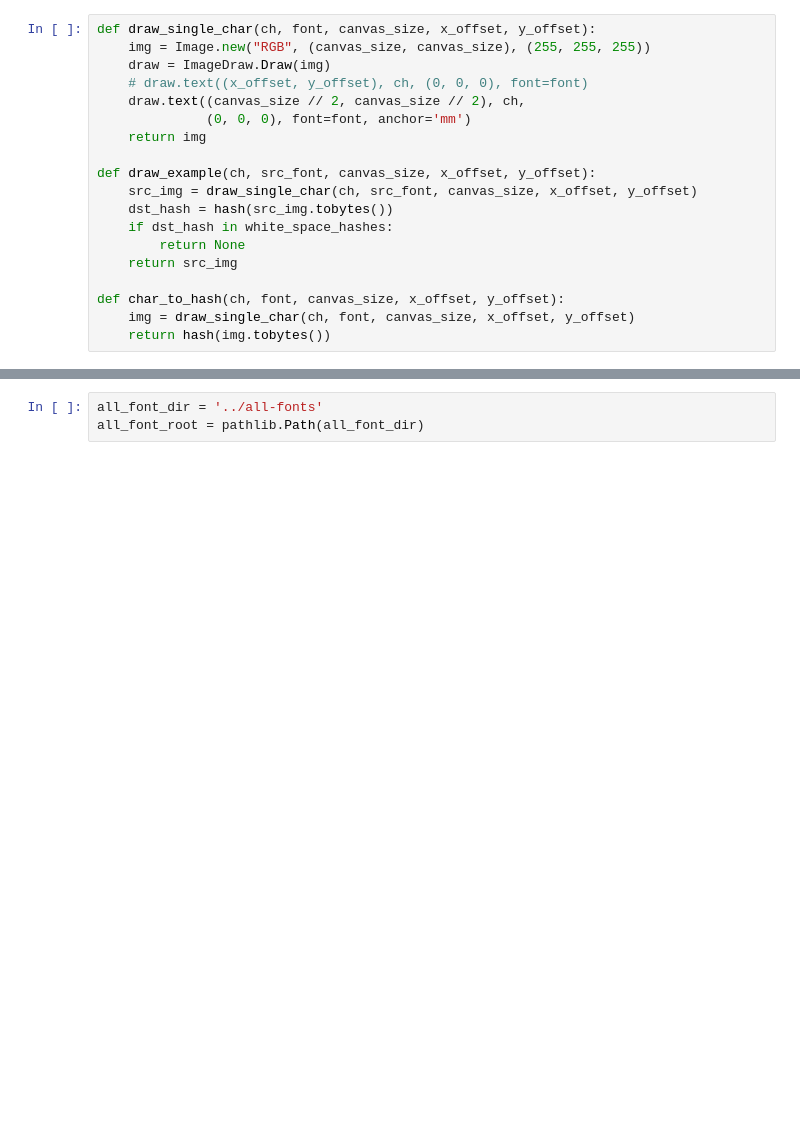
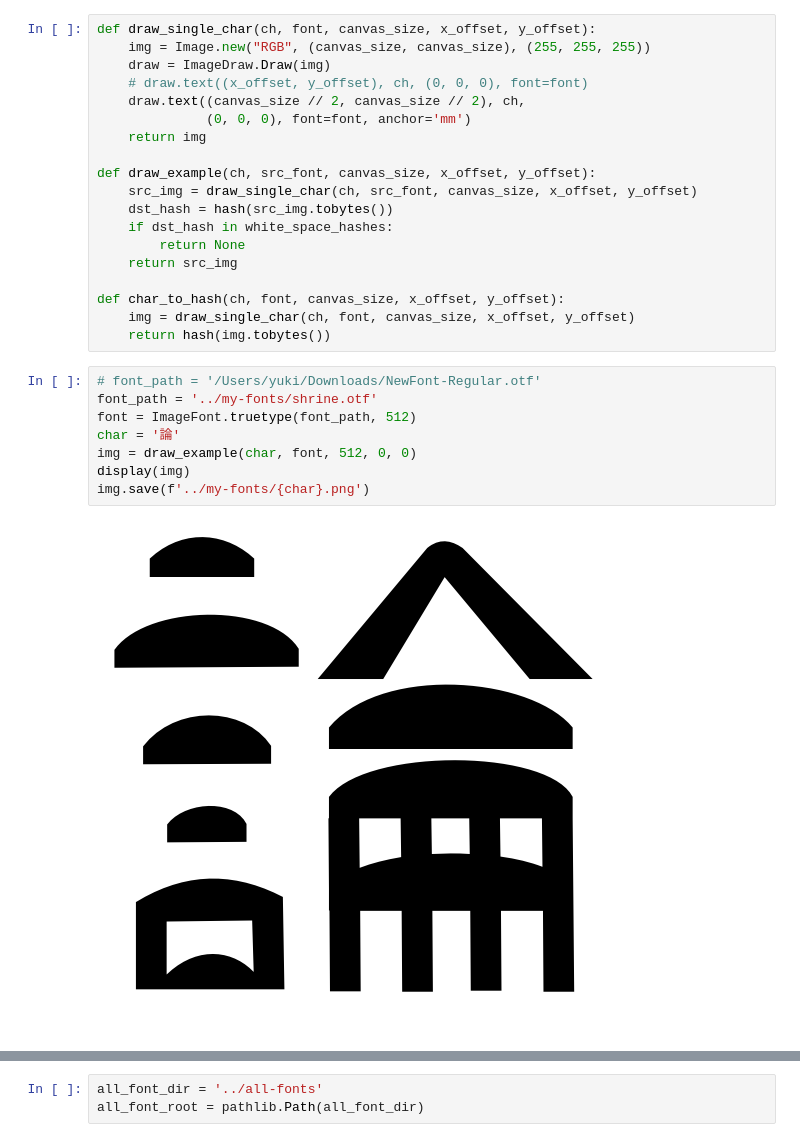
Before and after one commit to yukistavailable/DG-Font, a Jupyter notebook: font_sample.ipynb, the cells around one changed output, grey strips where cells are left out. Saved outputs shown, nothing was run; the diff lists cells and outputs as text; blank space fills up the shorter version.

```diff
--- a/font_sample.ipynb
+++ b/font_sample.ipynb
@@ -40,3 +41,13 @@ def draw_example(ch, src_font, canvas_size, x_offset, y_offset):
 def char_to_hash(ch, font, canvas_size, x_offset, y_offset):
     img = draw_single_char(ch, font, canvas_size, x_offset, y_offset)
     return hash(img.tobytes())
+# %%
+# font_path = '/Users/yuki/Downloads/NewFont-Regular.otf'
+font_path = '../my-fonts/shrine.otf'
+font = ImageFont.truetype(font_path, 512)
+char = '論'
+img = draw_example(char, font, 512, 0, 0)
+display(img)
+img.save(f'../my-fonts/{char}.png')
+# %% [output]
+[figure, added]
```
Also changed, not shown: parts of 2 cells of this notebook, 1 other file.
